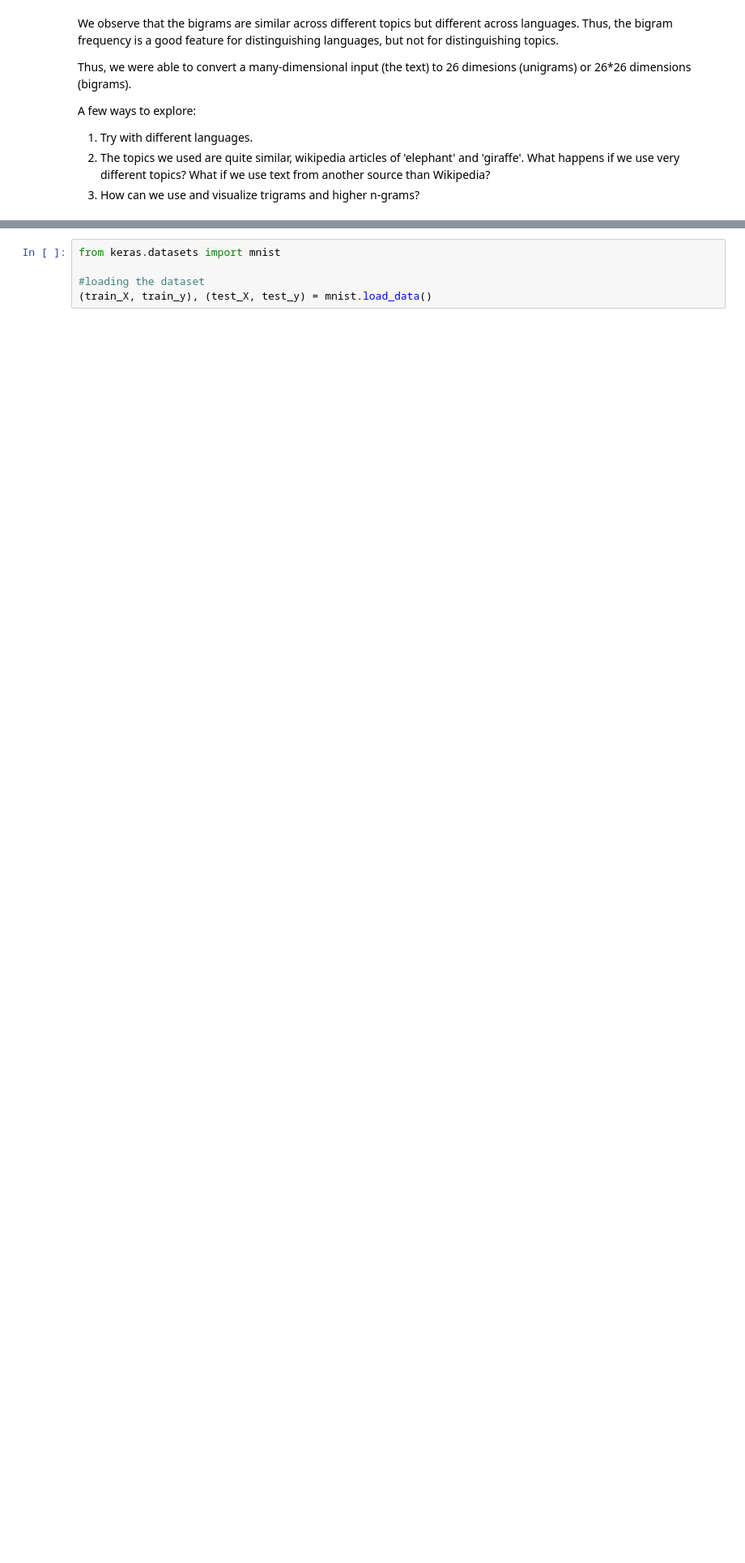
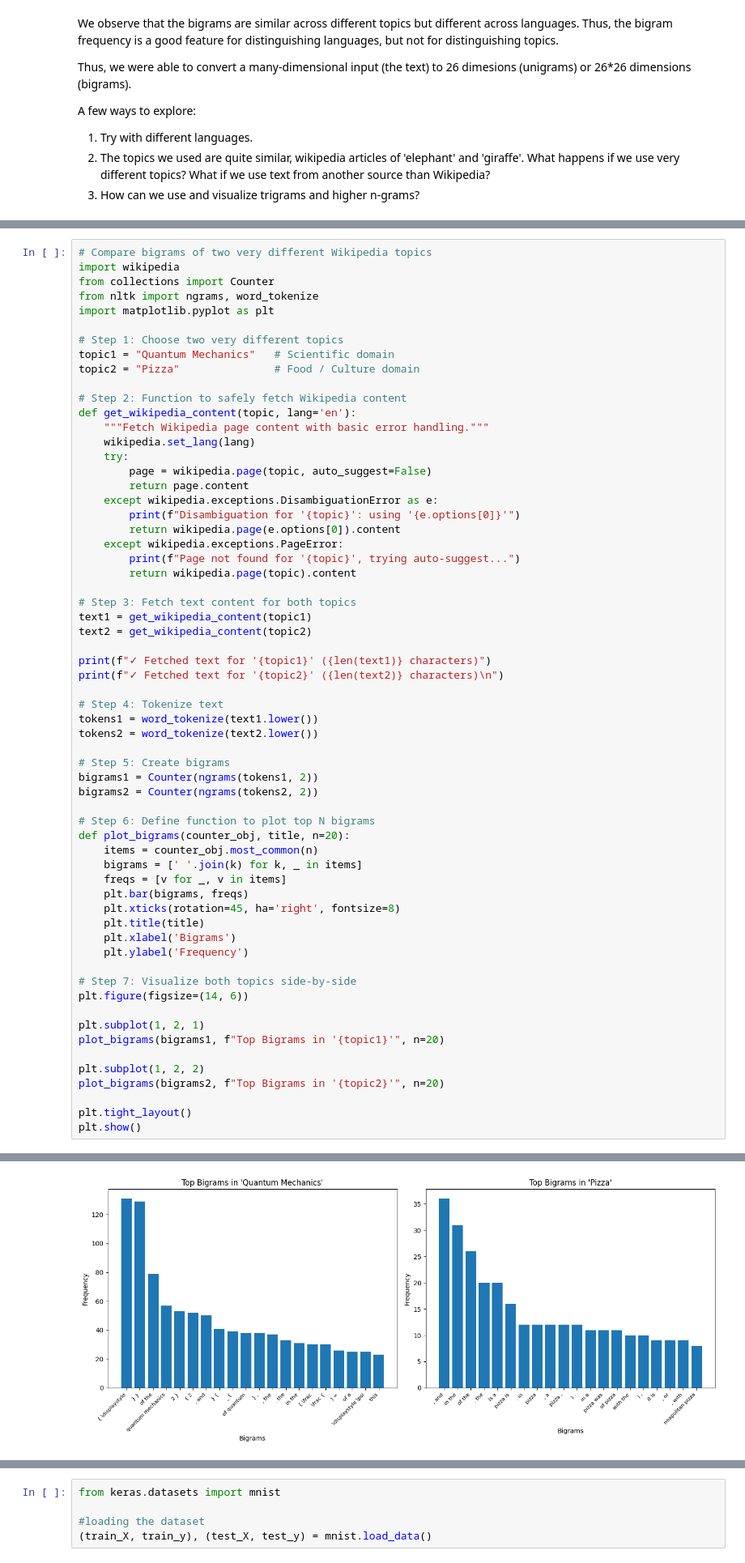
Before and after one commit to manuadu/FMML_Projects_and_Labs, a Jupyter notebook: STP_Module_01_Lab_01_Features.ipynb, the cells around one changed output, grey strips where cells are left out. Shown at 81% size. Saved outputs shown, nothing was run; the diff lists cells and outputs as text; blank space fills up the shorter version.

```diff
--- a/STP_Module_01_Lab_01_Features.ipynb
+++ b/STP_Module_01_Lab_01_Features.ipynb
@@ -473,0 +557,63 @@ A few ways to explore:
+# %%
+# Compare bigrams of two very different Wikipedia topics
+import wikipedia
+from collections import Counter
+from nltk import ngrams, word_tokenize
+import matplotlib.pyplot as plt
+
+# Step 1: Choose two very different topics
+topic1 = "Quantum Mechanics"   # Scientific domain
+topic2 = "Pizza"               # Food / Culture domain
+
+# Step 2: Function to safely fetch Wikipedia content
+def get_wikipedia_content(topic, lang='en'):
+    """Fetch Wikipedia page content with basic error handling."""
+    wikipedia.set_lang(lang)
+    try:
+        page = wikipedia.page(topic, auto_suggest=False)
+        return page.content
+    except wikipedia.exceptions.DisambiguationError as e:
+        print(f"Disambiguation for '{topic}': using '{e.options[0]}'")
+        return wikipedia.page(e.options[0]).content
+    except wikipedia.exceptions.PageError:
+        print(f"Page not found for '{topic}', trying auto-suggest...")
+        return wikipedia.page(topic).content
+
+# Step 3: Fetch text content for both topics
+text1 = get_wikipedia_content(topic1)
+text2 = get_wikipedia_content(topic2)
+
+print(f"✓ Fetched text for '{topic1}' ({len(text1)} characters)")
+print(f"✓ Fetched text for '{topic2}' ({len(text2)} characters)\n")
+
+# Step 4: Tokenize text
+tokens1 = word_tokenize(text1.lower())
+tokens2 = word_tokenize(text2.lower())
+
+# Step 5: Create bigrams
+bigrams1 = Counter(ngrams(tokens1, 2))
+bigrams2 = Counter(ngrams(tokens2, 2))
+
+# Step 6: Define function to plot top N bigrams
+def plot_bigrams(counter_obj, title, n=20):
+    items = counter_obj.most_common(n)
+    bigrams = [' '.join(k) for k, _ in items]
+    freqs = [v for _, v in items]
+    plt.bar(bigrams, freqs)
+    plt.xticks(rotation=45, ha='right', fontsize=8)
+    plt.title(title)
+    plt.xlabel('Bigrams')
+    plt.ylabel('Frequency')
+
+# Step 7: Visualize both topics side-by-side
+plt.figure(figsize=(14, 6))
+
+plt.subplot(1, 2, 1)
+plot_bigrams(bigrams1, f"Top Bigrams in '{topic1}'", n=20)
+
+plt.subplot(1, 2, 2)
+plot_bigrams(bigrams2, f"Top Bigrams in '{topic2}'", n=20)
+
+plt.tight_layout()
+plt.show()
+# %% [output]
@@ -473,0 +622 @@ A few ways to explore:
+[figure, added]
```
Also changed, not shown: parts of 13 cells of this notebook.
